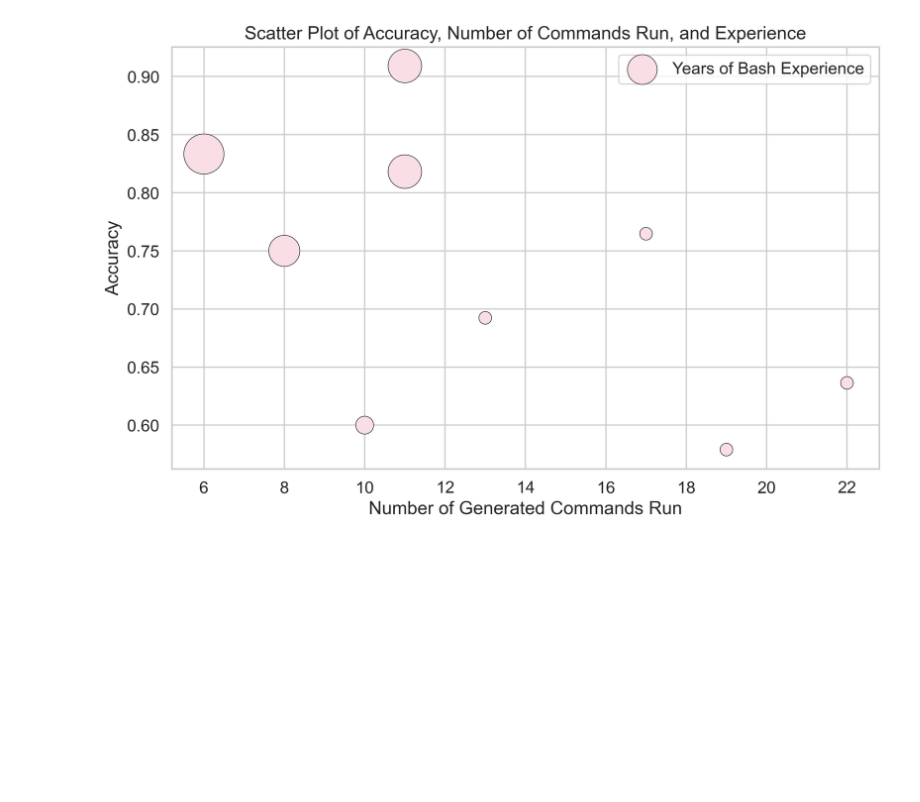
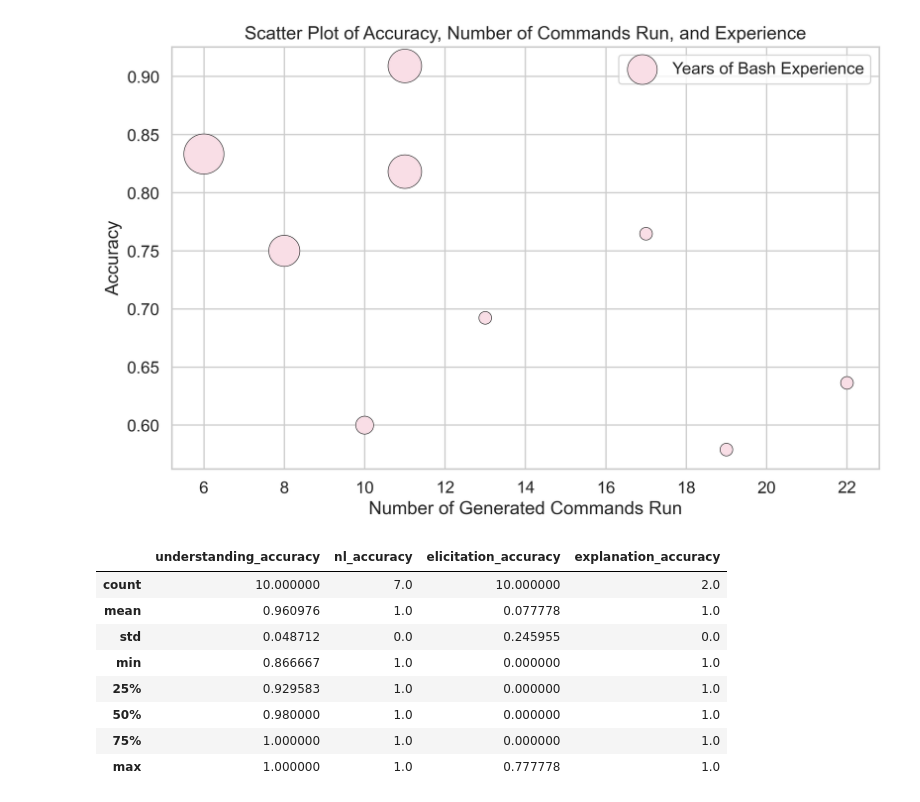
Before and after one commit to nedimazar/thesisPublic, a Jupyter notebook: src/userStudy/Usage Analysis.ipynb, the cells around one changed output. Cells and saved outputs as stored; diff of their text form; code cells hidden in the pictures; blank space fills up the shorter version.

```diff
--- a/src/userStudy/Usage Analysis.ipynb
+++ b/src/userStudy/Usage Analysis.ipynb
@@ -355,0 +370,12 @@ plt.show()
+# %%
+more[['name', 'understanding_accuracy', 'nl_accuracy', 'elicitation_accuracy', 'explanation_accuracy']].describe()
+# %% [output]
+|  | understanding_accuracy | nl_accuracy | elicitation_accuracy | explanation_accuracy |
+| count | 10.000000 | 7.0 | 10.000000 | 2.0 |
+| mean | 0.960976 | 1.0 | 0.077778 | 1.0 |
+| std | 0.048712 | 0.0 | 0.245955 | 0.0 |
+| min | 0.866667 | 1.0 | 0.000000 | 1.0 |
+| 25% | 0.929583 | 1.0 | 0.000000 | 1.0 |
+| 50% | 0.980000 | 1.0 | 0.000000 | 1.0 |
+| 75% | 1.000000 | 1.0 | 0.000000 | 1.0 |
+| max | 1.000000 | 1.0 | 0.777778 | 1.0 |
```
Also changed, not shown: parts of 5 cells of this notebook, 3 other files.
